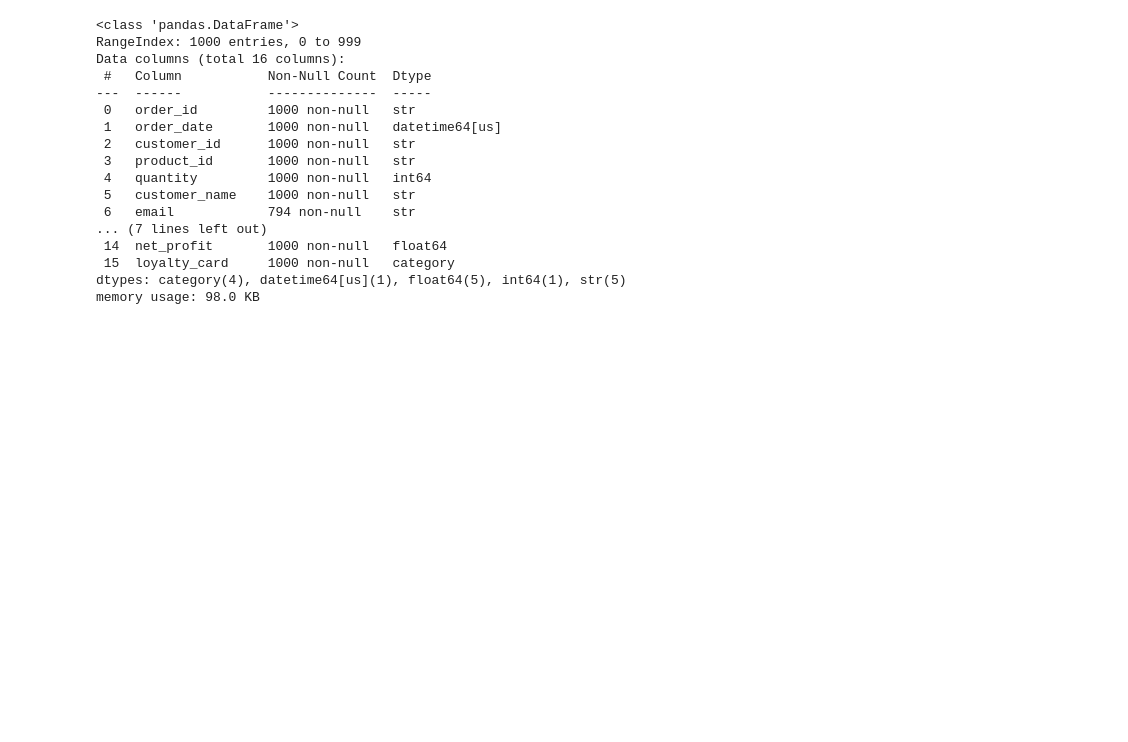
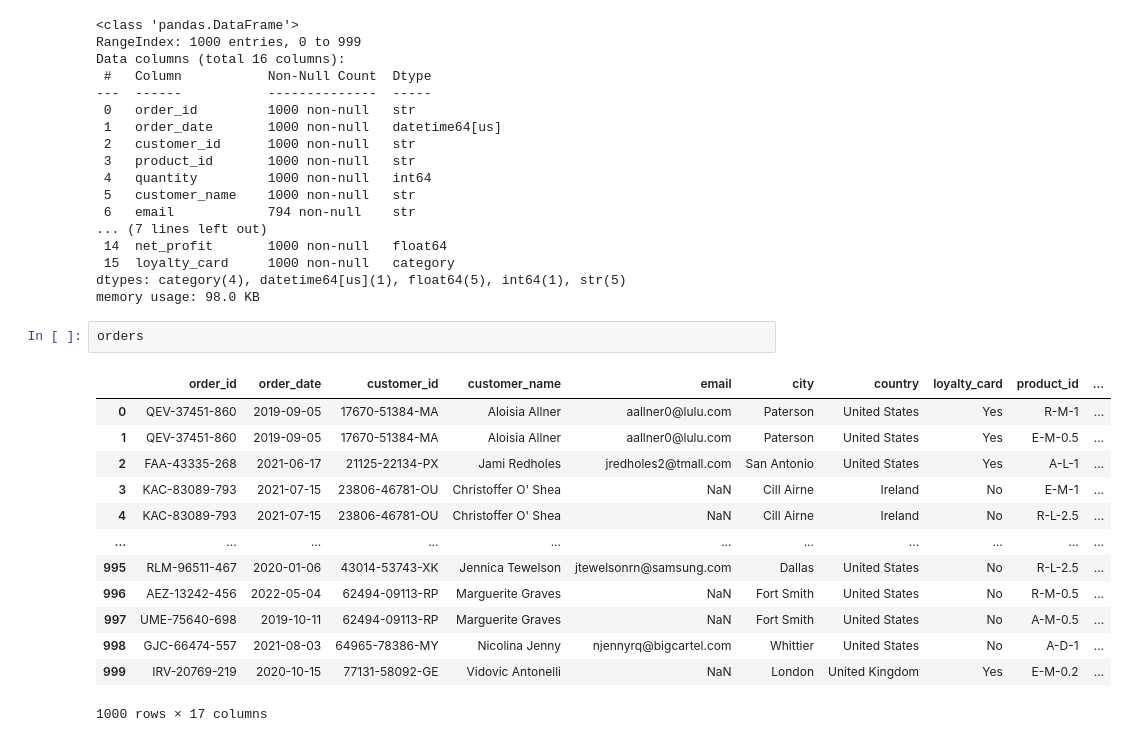
Before and after one commit to moayadelsheikh/coffeebeans, a Jupyter notebook: main.ipynb, the cells around one changed output. Saved outputs shown, nothing was run; the diff lists cells and outputs as text; blank space fills up the shorter version.

```diff
--- a/main.ipynb
+++ b/main.ipynb
@@ -167,3 +167,19 @@ Data columns (total 16 columns):
  15  loyalty_card     1000 non-null   category
 dtypes: category(4), datetime64[us](1), float64(5), int64(1), str(5)
 memory usage: 98.0 KB
+# %%
+orders
+# %% [output]
+|  | order_id | order_date | customer_id | customer_name | email | city | country | loyalty_card | product_id | ... |
+| 0 | QEV-37451-860 | 2019-09-05 | 17670-51384-MA | Aloisia Allner | aallner0@lulu.com | Paterson | United States | Yes | R-M-1 | ... |
+| 1 | QEV-37451-860 | 2019-09-05 | 17670-51384-MA | Aloisia Allner | aallner0@lulu.com | Paterson | United States | Yes | E-M-0.5 | ... |
+| 2 | FAA-43335-268 | 2021-06-17 | 21125-22134-PX | Jami Redholes | jredholes2@tmall.com | San Antonio | United States | Yes | A-L-1 | ... |
+| 3 | KAC-83089-793 | 2021-07-15 | 23806-46781-OU | Christoffer O' Shea | NaN | Cill Airne | Ireland | No | E-M-1 | ... |
+| 4 | KAC-83089-793 | 2021-07-15 | 23806-46781-OU | Christoffer O' Shea | NaN | Cill Airne | Ireland | No | R-L-2.5 | ... |
+| ... | ... | ... | ... | ... | ... | ... | ... | ... | ... | ... |
+| 995 | RLM-96511-467 | 2020-01-06 | 43014-53743-XK | Jennica Tewelson | jtewelsonrn@samsung.com | Dallas | United States | No | R-L-2.5 | ... |
+| 996 | AEZ-13242-456 | 2022-05-04 | 62494-09113-RP | Marguerite Graves | NaN | Fort Smith | United States | No | R-M-0.5 | ... |
+| 997 | UME-75640-698 | 2019-10-11 | 62494-09113-RP | Marguerite Graves | NaN | Fort Smith | United States | No | A-M-0.5 | ... |
+| 998 | GJC-66474-557 | 2021-08-03 | 64965-78386-MY | Nicolina Jenny | njennyrq@bigcartel.com | Whittier | United States | No | A-D-1 | ... |
+| 999 | IRV-20769-219 | 2020-10-15 | 77131-58092-GE | Vidovic Antonelli | NaN | London | United Kingdom | Yes | E-M-0.2 | ... |
+1000 rows × 17 columns
```
Also changed, not shown: 5 other files.
